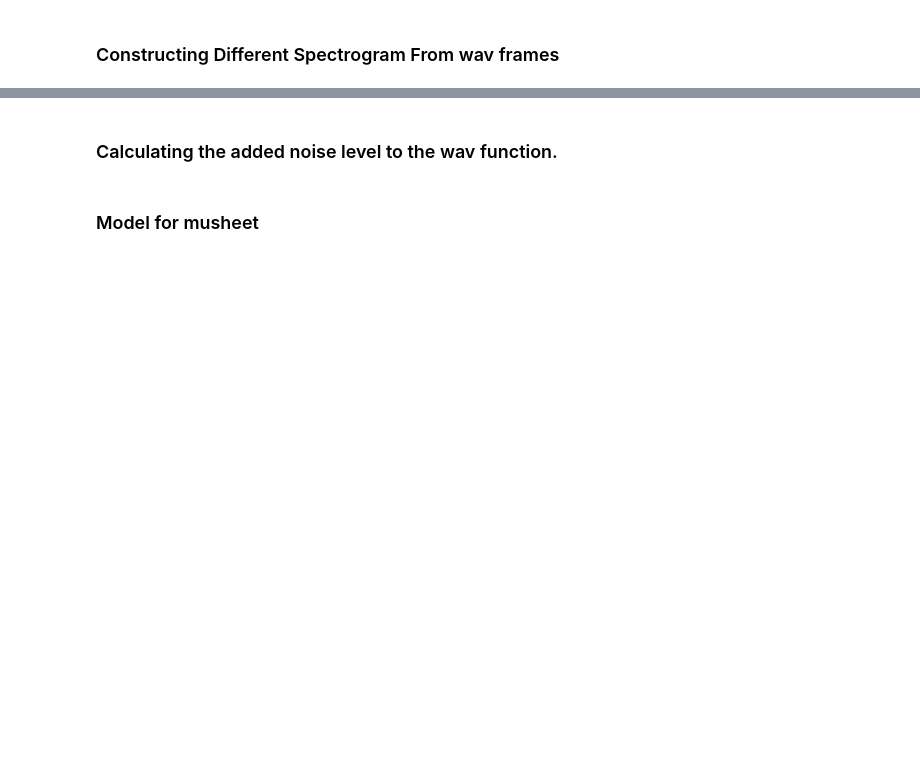
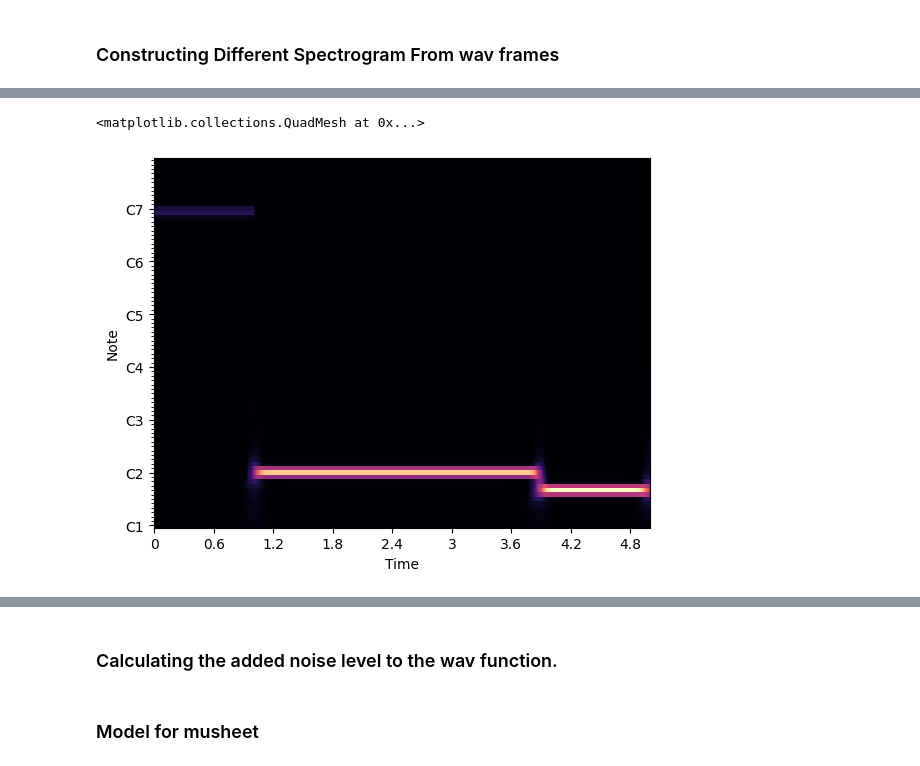
Before and after one commit to YouxunLkiu/Musheet, a Jupyter notebook: train.ipynb, the cells around one changed output, grey strips where cells are left out. Drawn from its saved outputs; the diff is of its cells as text; code cells hidden in the pictures; blank space fills up the shorter version.

```diff
--- a/train.ipynb
+++ b/train.ipynb
@@ -380,0 +476,56 @@ ipd.Audio(data= audio1, rate= sr)
+# %%
+ballade1, sr = load_wav_from_index(505)
+frame_time = 2048 /sr
+num_frame = 22
+audio1 = audio_segment_between(0,5,ballade1, sr)
+hop_length = 512
+onset_env = librosa.onset.onset_strength(y=audio1, sr=sr, hop_length=hop_length)
+
+
+onset_samples = librosa.onset.onset_detect(y=audio1,
+                                           sr=sr, units='samples',
+                                           hop_length=hop_length,
+                                           backtrack=False,
+                                           pre_max=20,
+                                           post_max=20,
+                                           pre_avg=100,
+                                           post_avg=100,
+                                           delta=0.2,
+                                           wait=0)
+
+onset_boundaries = np.concatenate([[0], onset_samples, [len(audio1)]])
+def estimate_pitch(segment, sr, fmin=50.0, fmax=2000.0):
+
+    # Compute autocorrelation of input segment.
+    r = librosa.autocorrelate(segment)
+
+    # Define lower and upper limits for the autocorrelation argmax.
+    i_min = sr/fmax
+    i_max = sr/fmin
+    r[:int(i_min)] = 0
+    r[int(i_max):] = 0
+
+    # Find the location of the maximum autocorrelation.
+    i = r.argmax()
+    f0 = float(sr)/i
+    return f0
+
+def generate_sine(f0, sr, n_duration):
+    n = np.arange(n_duration)
+    return 0.2*np.sin(2*np.pi*f0*n/float(sr))
+
+def estimate_pitch_and_generate_sine(x, onset_samples, i, sr):
+    n0 = onset_samples[i]
+    n1 = onset_samples[i+1]
+    f0 = estimate_pitch(x[n0:n1], sr)
+    return generate_sine(f0, sr, n1-n0)
+
+y = np.concatenate([
+    estimate_pitch_and_generate_sine(audio1, onset_boundaries, i, sr=sr)
+    for i in range(len(onset_boundaries)-1)
+])
+cqt = librosa.cqt(y, sr=sr)
+librosa.display.specshow(abs(cqt), sr=sr, x_axis='time', y_axis='cqt_note')
+# %% [output]
+<matplotlib.collections.QuadMesh at 0x...>
+[figure, added]
```
Also changed, not shown: parts of 34 cells of this notebook, 3 other files.
